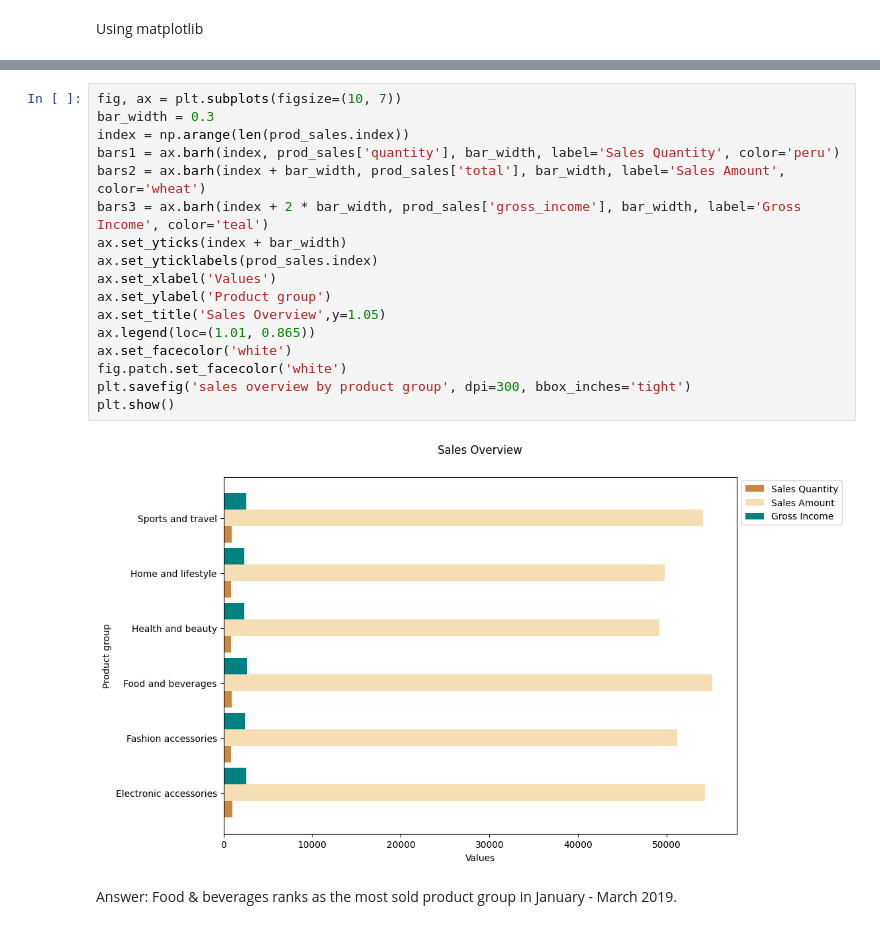
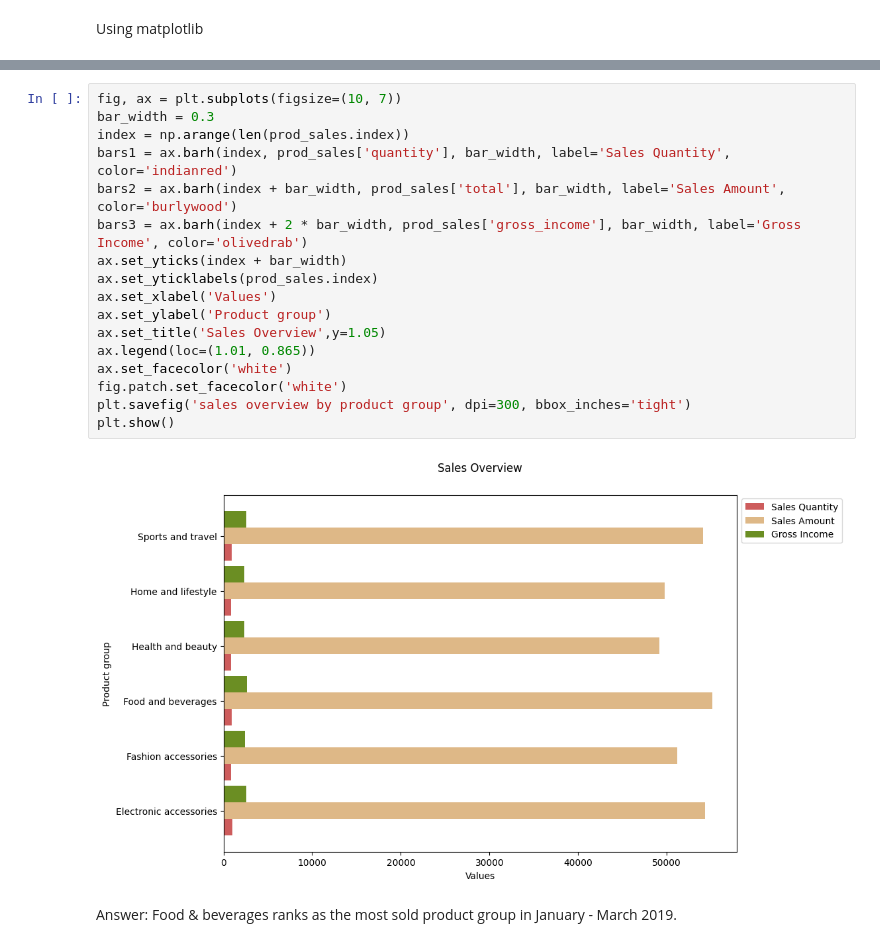
Before and after one commit to vandadwi/AW-final-project, a Jupyter notebook: Supermarket Analysis.ipynb, the cells around one changed output, grey strips where cells are left out. Cells and saved outputs as stored; diff of their text form.

```diff
--- a/Supermarket Analysis.ipynb
+++ b/Supermarket Analysis.ipynb
@@ -229,22 +237,22 @@ plt.savefig('sales by product group matlpotlib', dpi=300, bbox_inches='tight')
 # %%
 fig, ax = plt.subplots(figsize=(10, 7))
 bar_width = 0.3
 index = np.arange(len(prod_sales.index))
-bars1 = ax.barh(index, prod_sales['quantity'], bar_width, label='Sales Quantity', color='peru')
-bars2 = ax.barh(index + bar_width, prod_sales['total'], bar_width, label='Sales Amount', color='wheat')
-bars3 = ax.barh(index + 2 * bar_width, prod_sales['gross_income'], bar_width, label='Gross Income', color='teal')
+bars1 = ax.barh(index, prod_sales['quantity'], bar_width, label='Sales Quantity', color='indianred')
+bars2 = ax.barh(index + bar_width, prod_sales['total'], bar_width, label='Sales Amount', color='burlywood')
+bars3 = ax.barh(index + 2 * bar_width, prod_sales['gross_income'], bar_width, label='Gross Income', color='olivedrab')
 ax.set_yticks(index + bar_width)
 ax.set_yticklabels(prod_sales.index)
 ax.set_xlabel('Values')
 ax.set_ylabel('Product group')
 ax.set_title('Sales Overview',y=1.05)
 ax.legend(loc=(1.01, 0.865))
 ax.set_facecolor('white')
 fig.patch.set_facecolor('white')
 plt.savefig('sales overview by product group', dpi=300, bbox_inches='tight')
 plt.show()
 # %% [output]
-[figure, old version]
+[figure, new version]
 # %% [markdown]
 Answer:
 Food & beverages ranks as the most sold product group in January - March 2019.
```
Also changed, not shown: parts of 44 cells of this notebook.
